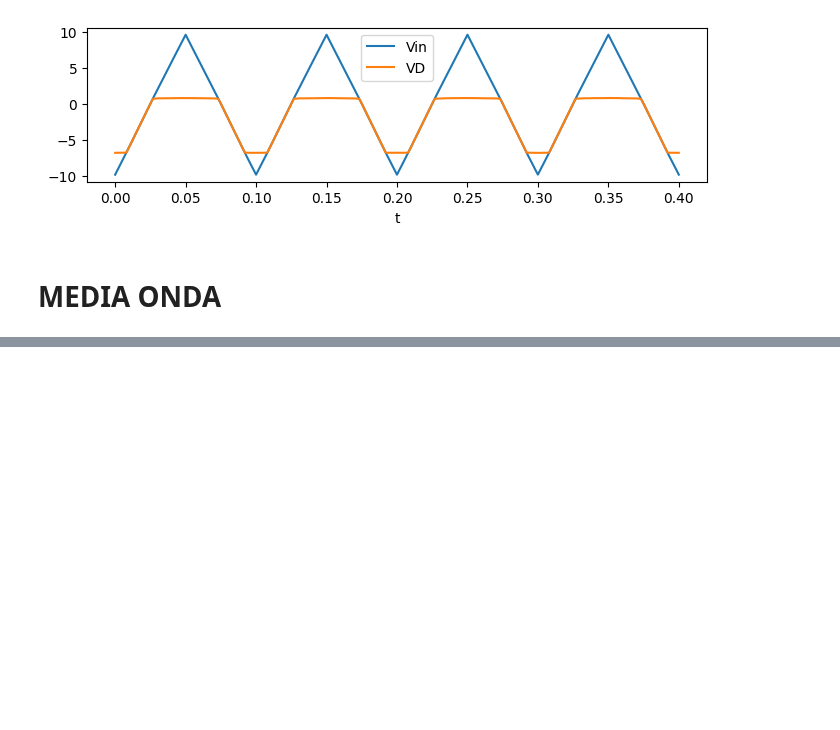
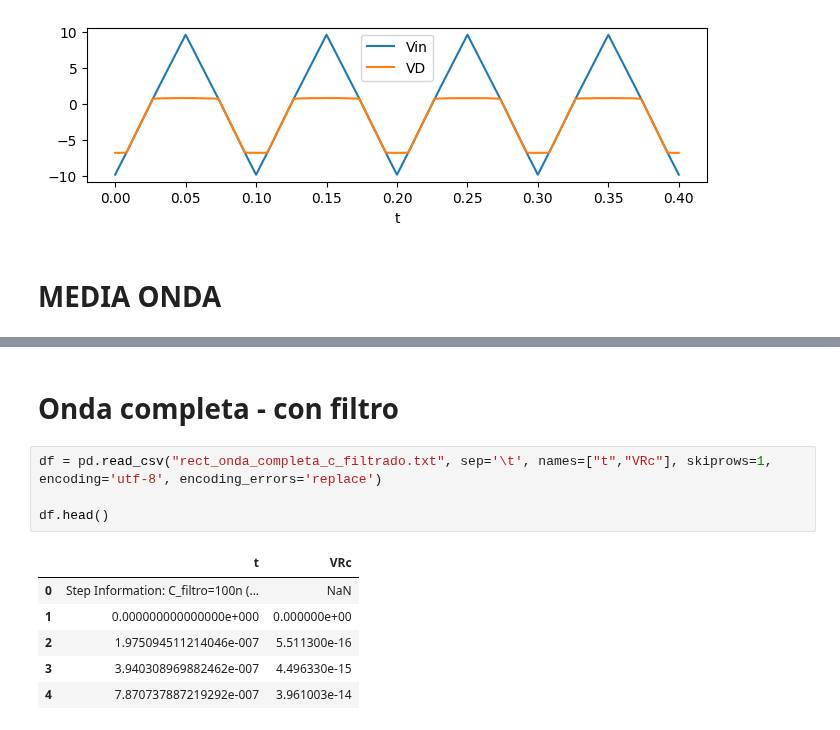
Before and after one commit to chacoma/LABO3_DF_UBA, a Jupyter notebook: Data_analisis/5.Analisis No lineales/Diodos/datos/get_data.ipynb, the cells around one changed output, grey strips where cells are left out. Drawn from its saved outputs; the diff is of its cells as text; blank space fills up the shorter version.

```diff
--- a/Data_analisis/5.Analisis No lineales/Diodos/datos/get_data.ipynb
+++ b/Data_analisis/5.Analisis No lineales/Diodos/datos/get_data.ipynb
@@ -60,0 +87,13 @@ df.to_csv("rect_media_onda.csv", index=False)
+# %% [markdown]
+# Onda completa - con filtro
+# %%
+df = pd.read_csv("rect_onda_completa_c_filtrado.txt", sep='\t', names=["t","VRc"], skiprows=1, encoding='utf-8', encoding_errors='replace')
+
+df.head()
+# %% [output]
+|  | t | VRc |
+| 0 | Step Information: C_filtro=100n (... | NaN |
+| 1 | 0.000000000000000e+000 | 0.000000e+00 |
+| 2 | 1.975094511214046e-007 | 5.511300e-16 |
+| 3 | 3.940308969882462e-007 | 4.496330e-15 |
+| 4 | 7.870737887219292e-007 | 3.961003e-14 |
```
Also changed, not shown: parts of 7 cells of this notebook, 7 other files.
